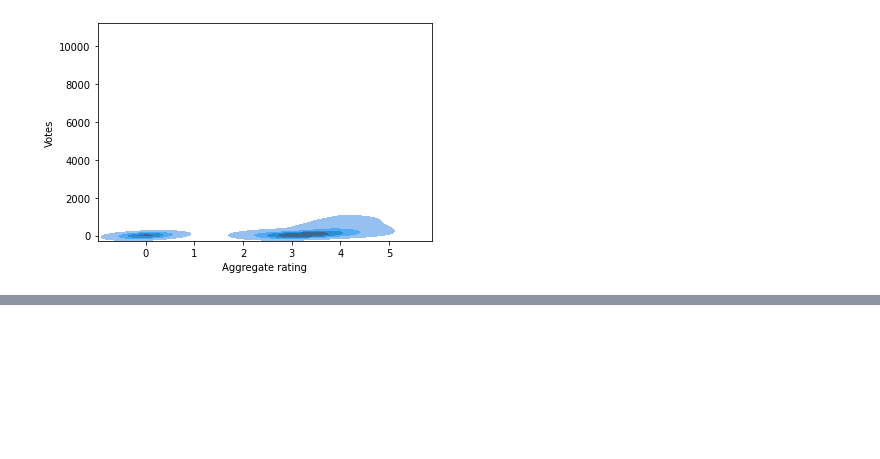
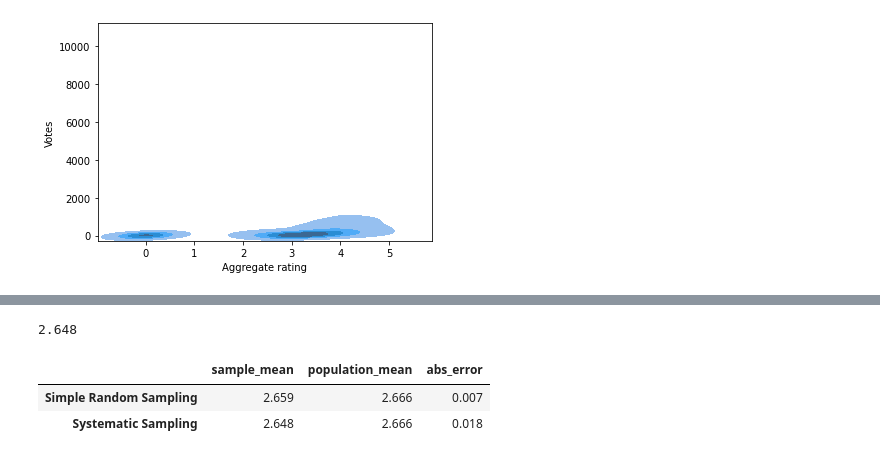
Before and after one commit to kapilkumar2001/restaurents_data_analysis_and_visualization, a Jupyter notebook: Project_201951079_201951060.ipynb, the cells around one changed output, grey strips where cells are left out. Saved outputs shown, nothing was run; the diff lists cells and outputs as text; code cells hidden in the pictures; blank space fills up the shorter version.

```diff
--- a/Project_201951079_201951060.ipynb
+++ b/Project_201951079_201951060.ipynb
@@ -465,0 +490,21 @@ plt.show()
+# %%
+#storing sample mean to another var
+systematic_mean = round(systematic_sample['Aggregate rating'].mean(),3)
+systematic_mean
+# %% [output]
+2.648
+# %%
+outcomes = {'sample_mean':[sample_random_mean,systematic_mean],'population_mean':real_mean}
+# %%
+# Transform dictionary into a data frame
+outcomes = pd.DataFrame(outcomes, index=['Simple Random Sampling','Systematic Sampling'])
+# %%
+# Add a value corresponding to the absolute error
+outcomes['abs_error'] = abs(outcomes['population_mean'] - outcomes['sample_mean'])
+# %%
+# Sort data frame by absolute error
+outcomes.sort_values(by='abs_error')
+# %% [output]
+|  | sample_mean | population_mean | abs_error |
+| Simple Random Sampling | 2.659 | 2.666 | 0.007 |
+| Systematic Sampling | 2.648 | 2.666 | 0.018 |
```
Also changed, not shown: parts of 6 cells of this notebook.
